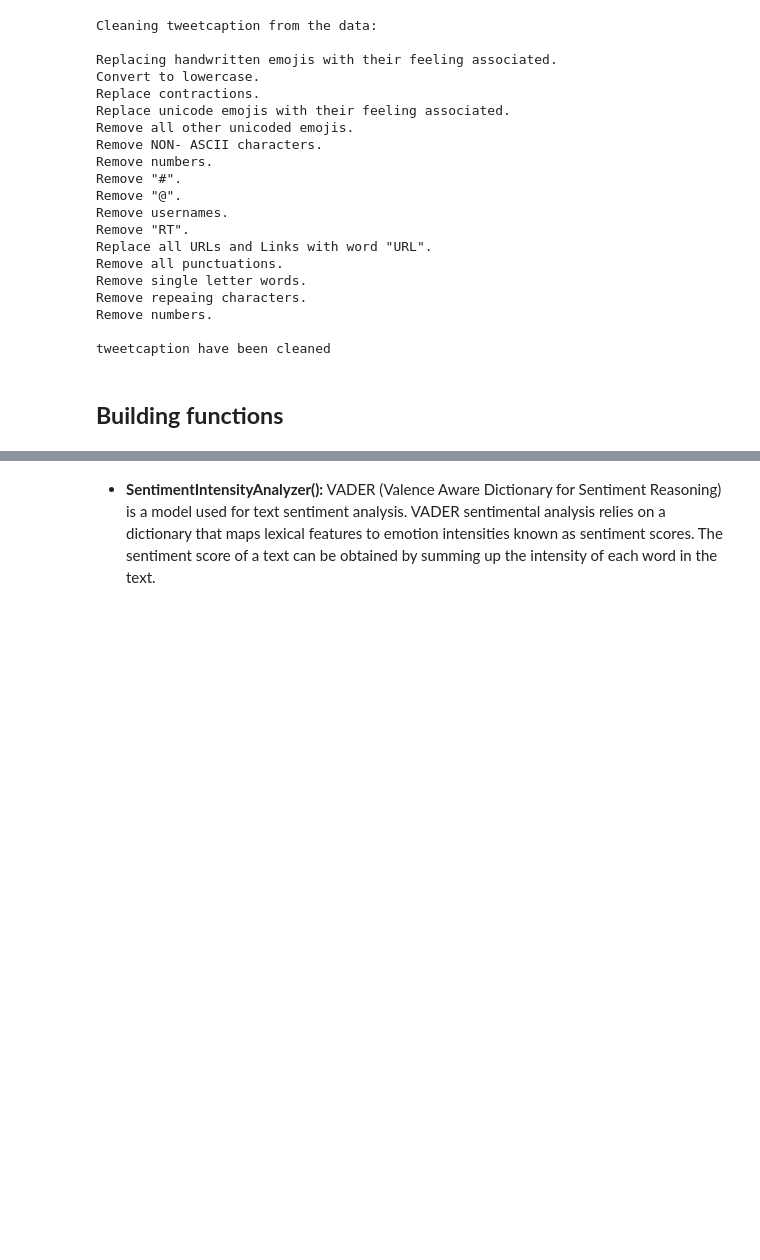
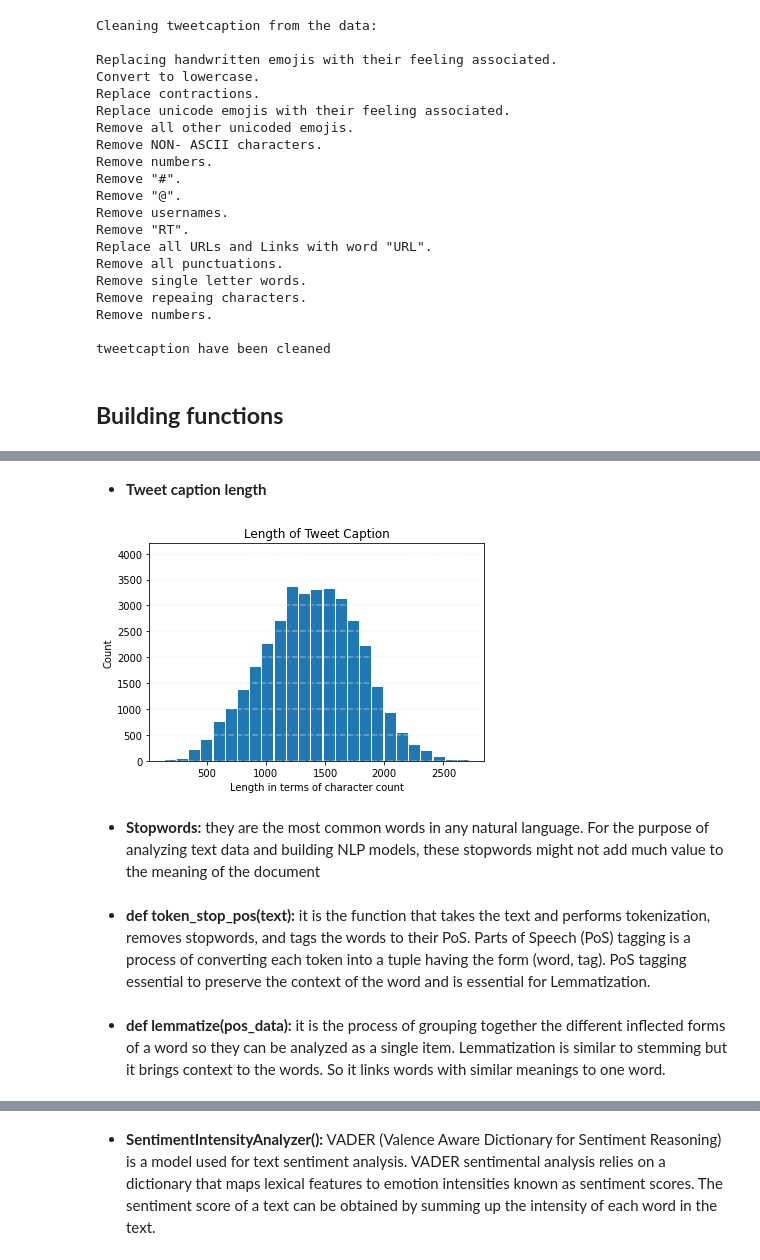
Before and after one commit to I-am-sayantan/public-sentiment-analysis-based-on-twitter-hashtags, a Jupyter notebook: CONTRIBUTION/Jupyter notebooks/Jeevesh_Mahajan.ipynb, the cells around one changed output, grey strips where cells are left out. Saved outputs shown, nothing was run; the diff lists cells and outputs as text; code cells hidden in the pictures; blank space fills up the shorter version.

```diff
--- a/CONTRIBUTION/Jupyter notebooks/Jeevesh_Mahajan.ipynb
+++ b/CONTRIBUTION/Jupyter notebooks/Jeevesh_Mahajan.ipynb
@@ -333,0 +262,19 @@ Word Cloud for the pre-processed tweetcaption.
+# %% [markdown]
+* **Tweet caption length**
+# %%
+df['tweetcaption_length'] = df['Cleaned_tweetcaption'].apply(lambda x: len(x))
+ax = df.hist(column='tweetcaption_length', bins=25, grid=False, rwidth=0.9)
+ax = ax[0]
+
+for x in ax:
+    vals = x.get_yticks()
+    for tick in vals:
+        x.axhline(y=tick, linestyle='dashed', alpha=0.4, color='#eeeeee')
+
+    x.set_title('Length of Tweet Caption')
+    x.set_xlabel('Length in terms of character count')
+    x.set_ylabel('Count')
+# %% [output]
+[figure, added]
+# %% [markdown]
+* **Stopwords:** they are the most common words in any natural language. For the purpose of analyzing text data and building NLP models, these stopwords might not add much value to the meaning of the document
@@ -333,0 +284,2 @@ Word Cloud for the pre-processed tweetcaption.
+# %% [markdown]
+* **def token_stop_pos(text):** it is the function that takes the text and performs tokenization, removes stopwords, and tags the words to their PoS. Parts of Speech (PoS) tagging is a process of converting each token into a tuple having the form (word, tag). PoS tagging essential to preserve the context of the word and is essential for Lemmatization.
@@ -333,0 +299,2 @@ Word Cloud for the pre-processed tweetcaption.
+# %% [markdown]
+* **def lemmatize(pos_data):** it is the process of grouping together the different inflected forms of a word so they can be analyzed as a single item.  Lemmatization is similar to stemming but it brings context to the words. So it links words with similar meanings to one word.
```
Also changed, not shown: parts of 75 cells of this notebook.
